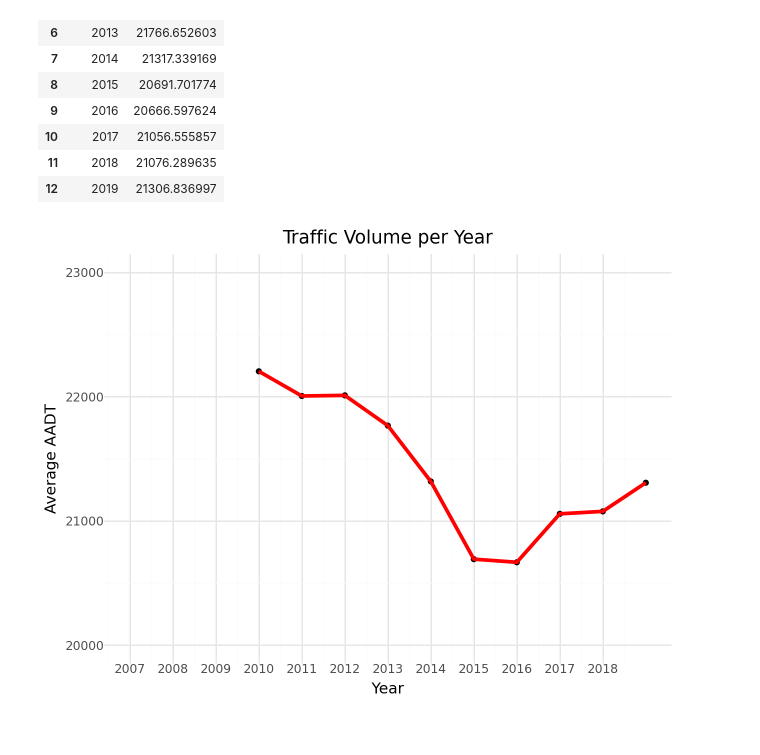
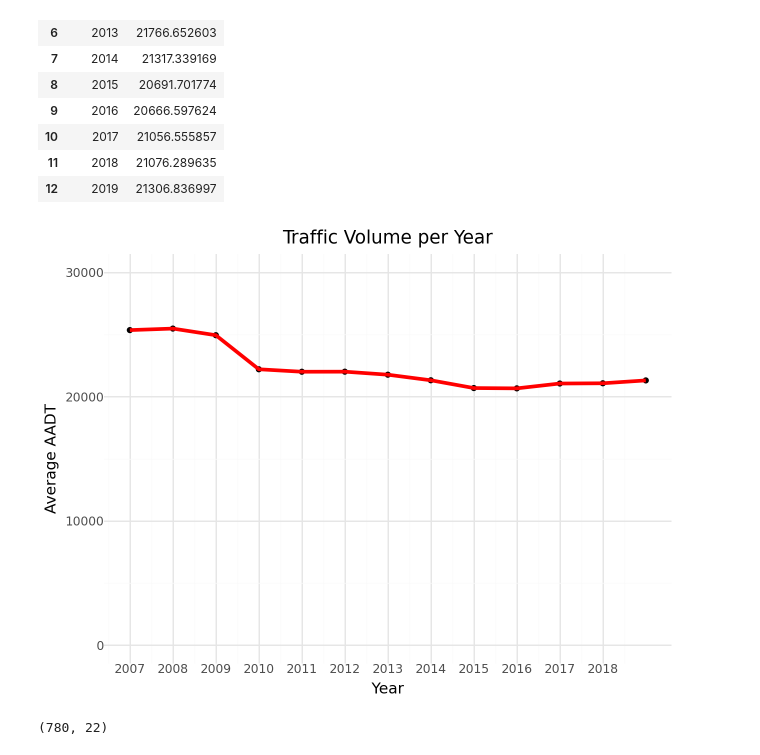
Before and after one commit to IbadatJarg/PPOL5203-Final_Project_Bikeshare, a Jupyter notebook: scripts/05_visualizations.ipynb, the cells around one changed output. Saved outputs shown, nothing was run; the diff lists cells and outputs as text; code cells hidden in the pictures.

```diff
--- a/scripts/05_visualizations.ipynb
+++ b/scripts/05_visualizations.ipynb
@@ -346,13 +346,17 @@ traffic["variable"] = traffic["variable"].astype(int)
 # %%
 (
 ggplot(data = traffic) +
     geom_point(aes(x = "variable", y = "value"), color = "black", size = 1.5) +
     geom_line(aes(x = "variable", y = "value", group = 1), color = "red", size = 1.5) +
-    scale_y_continuous(limits = [20000, 23000]) +
+    scale_y_continuous(limits = [0, 30000]) +
     scale_x_continuous(limits = [2007, 2019], breaks = range(2007, 2019)) +
     labs(x = "Year",  y = "Average AADT", title = "Traffic Volume per Year") +
     theme_minimal()
 
 )
 # %% [output]
-[figure, old version]
+[figure, new version]
+# %%
+df.query("opened_station == True").shape
+# %% [output]
+(780, 22)
```
Also changed, not shown: parts of 3 cells of this notebook, 2 other files.
